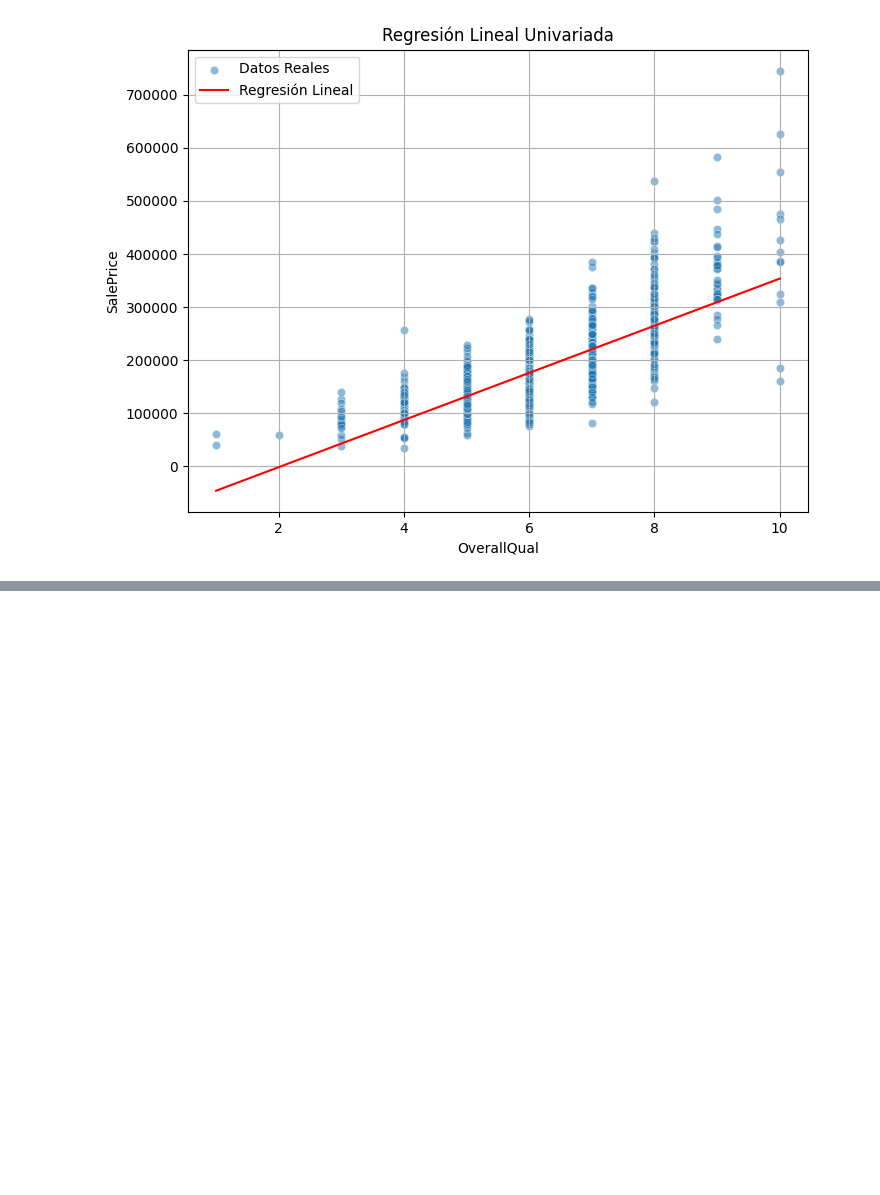
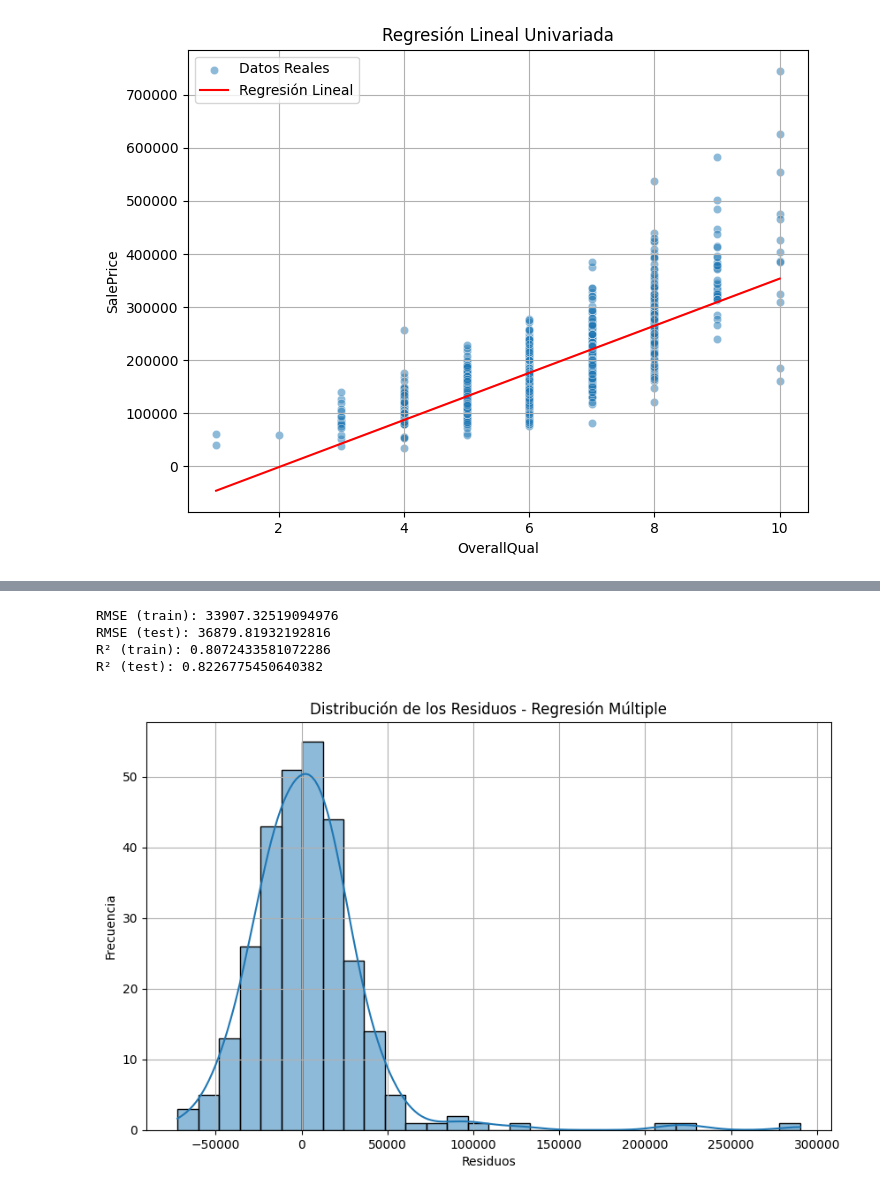
Before and after one commit to DiegoGarV/HDT3-DM, a Jupyter notebook: regresion_lineal.ipynb, the cells around one changed output, grey strips where cells are left out. Drawn from its saved outputs; the diff is of its cells as text; code cells hidden in the pictures; blank space fills up the shorter version.

Commit message:
feat: regresion lineal multiple

```diff
--- a/regresion_lineal.ipynb
+++ b/regresion_lineal.ipynb
@@ -111,0 +114,16 @@ plt.show()
+# %%
+# Filtrar solo columnas numéricas
+num_features = df.select_dtypes(include=['number']).columns.tolist()
+num_features.remove('SalePrice')  # Remover la variable objetivo
+
+# Crear X y y
+X = df[num_features]
+y = df['SalePrice']
+
+# Dividir datos en entrenamiento y prueba
+X_train, X_test, y_train, y_test = train_test_split(X, y, test_size=0.2, random_state=42)
+
+print("----------------- X train ----------------- \n", X_train)
+print("----------------- X test ----------------- \n", X_test)
+print("----------------- Y train ----------------- \n", y_train)
+print("----------------- Y test ----------------- \n", y_test)
@@ -111,0 +148,12 @@ plt.show()
+# %%
+
+# Ajustar el modelo
+lin_reg_multi = LinearRegression()
+lin_reg_multi.fit(X_train, y_train)
+
+# Predicciones
+y_train_pred = lin_reg_multi.predict(X_train)
+y_test_pred = lin_reg_multi.predict(X_test)
+
+print("Prediccion train Y ", y_train_pred)
+print("Prediccion test X ", y_test_pred)
@@ -111,0 +178,29 @@ plt.show()
+# %%
+# Evaluación del modelo
+train_rmse = np.sqrt(mean_squared_error(y_train, y_train_pred))
+test_rmse = np.sqrt(mean_squared_error(y_test, y_test_pred))
+train_r2 = r2_score(y_train, y_train_pred)
+test_r2 = r2_score(y_test, y_test_pred)
+
+# Imprimir métricas
+print(f"RMSE (train): {train_rmse}")
+print(f"RMSE (test): {test_rmse}")
+print(f"R² (train): {train_r2}")
+print(f"R² (test): {test_r2}")
+# %% [output]
+RMSE (train): 33907.32519094976
+RMSE (test): 36879.81932192816
+R² (train): 0.8072433581072286
+R² (test): 0.8226775450640382
+# %%
+# Histograma de los residuos
+residuals = y_test - y_test_pred
+plt.figure(figsize=(10, 6))
+sns.histplot(residuals, bins=30, kde=True)
+plt.xlabel("Residuos")
+plt.ylabel("Frecuencia")
+plt.title("Distribución de los Residuos - Regresión Múltiple")
+plt.grid(True)
+plt.show()
+# %% [output]
+[figure, added]
```
Also changed, not shown: parts of 3 cells of this notebook.
